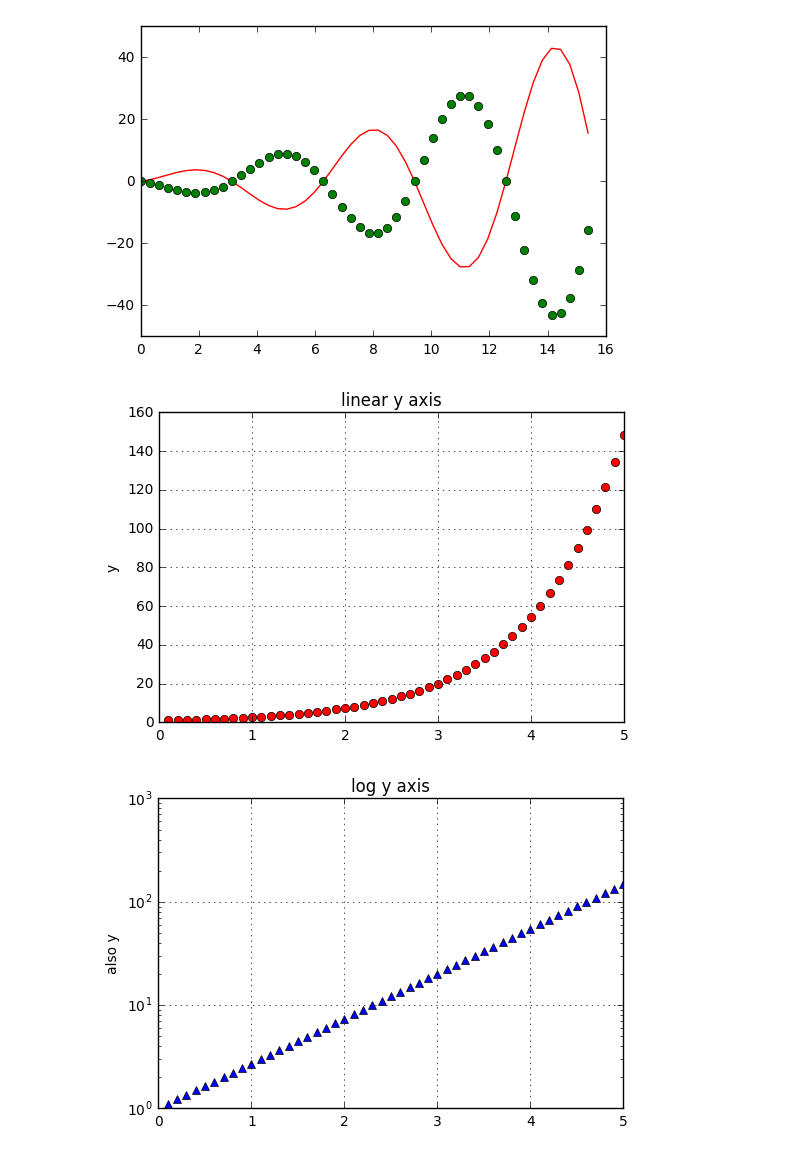
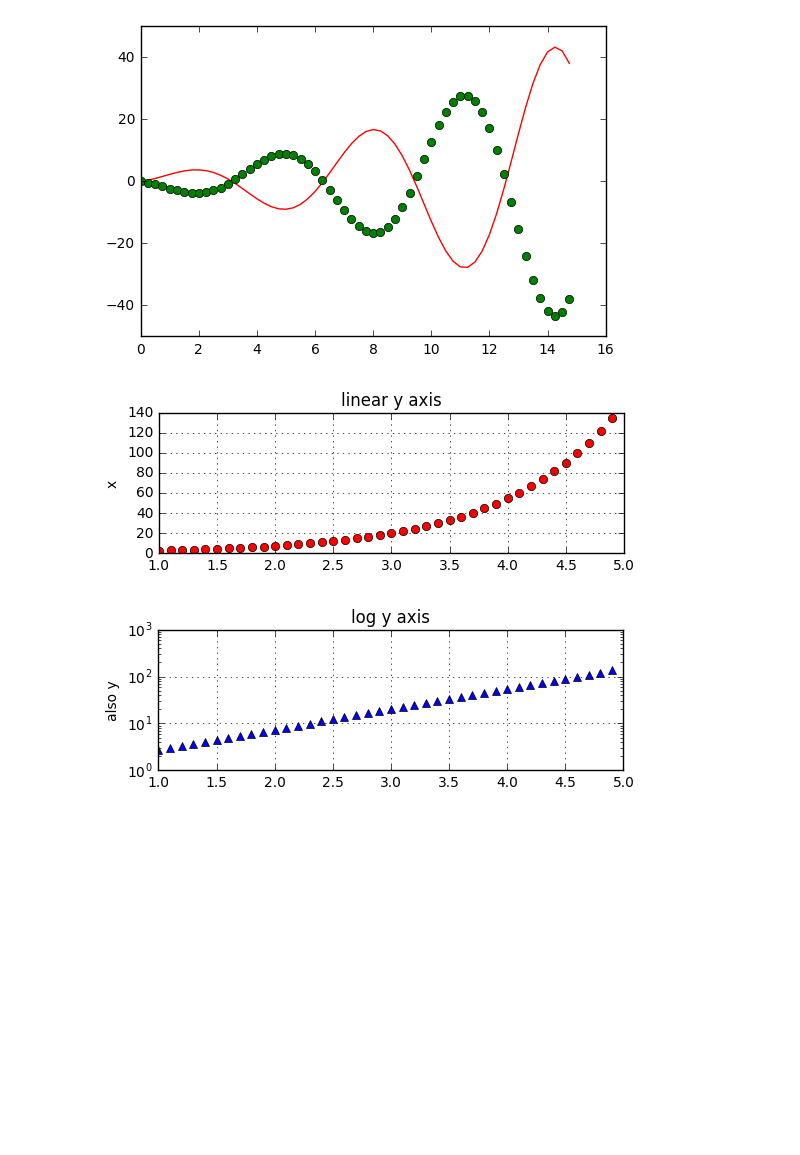
Before and after one commit to marcuspappik/BDA_scikit_basics, a Jupyter notebook: matplot/simple_plots.ipynb, the cells around one changed output. Drawn from its saved outputs; the diff is of its cells as text; code cells hidden in the pictures; blank space fills up the shorter version.

Commit message:
fixed plots

```diff
--- a/matplot/simple_plots.ipynb
+++ b/matplot/simple_plots.ipynb
@@ -14,24 +7,30 @@ y2 = np.exp(x2)
 # %%
+x1 = np.arange(0, 15, 0.25)
+y1 = np.sin(x1)*np.exp(np.sqrt(x1))
 plt.plot(x1, y1, 'r')
 plt.plot(x1, -y1, 'go')
 plt.show()
 # %% [output]
-[figure, old version]
+[figure, new version]
 # %%
+x2 = np.arange(1, 5, 0.1)
+y2 = np.exp(x2)
+plt.subplot(2, 1, 1)
 plt.plot(x2, y2, 'ro')
 plt.title('linear y axis')
-plt.grid(True)
 plt.ylabel('y')
 plt.ylabel('x')
 plt.show()
 
+
+plt.subplot(2, 1, 2)
 plt.plot(x2, y2, 'b^')
 plt.title('log y axis')
 plt.yscale('log')
 plt.ylabel('also x')
 plt.ylabel('also y')
 plt.grid(True)
 plt.show()
 # %% [output]
-[figure, old version]
+[figure, new version]
-[figure, old version]
+[figure, new version]
```
Also changed, not shown: parts of 1 cell of this notebook, 1 other file.
